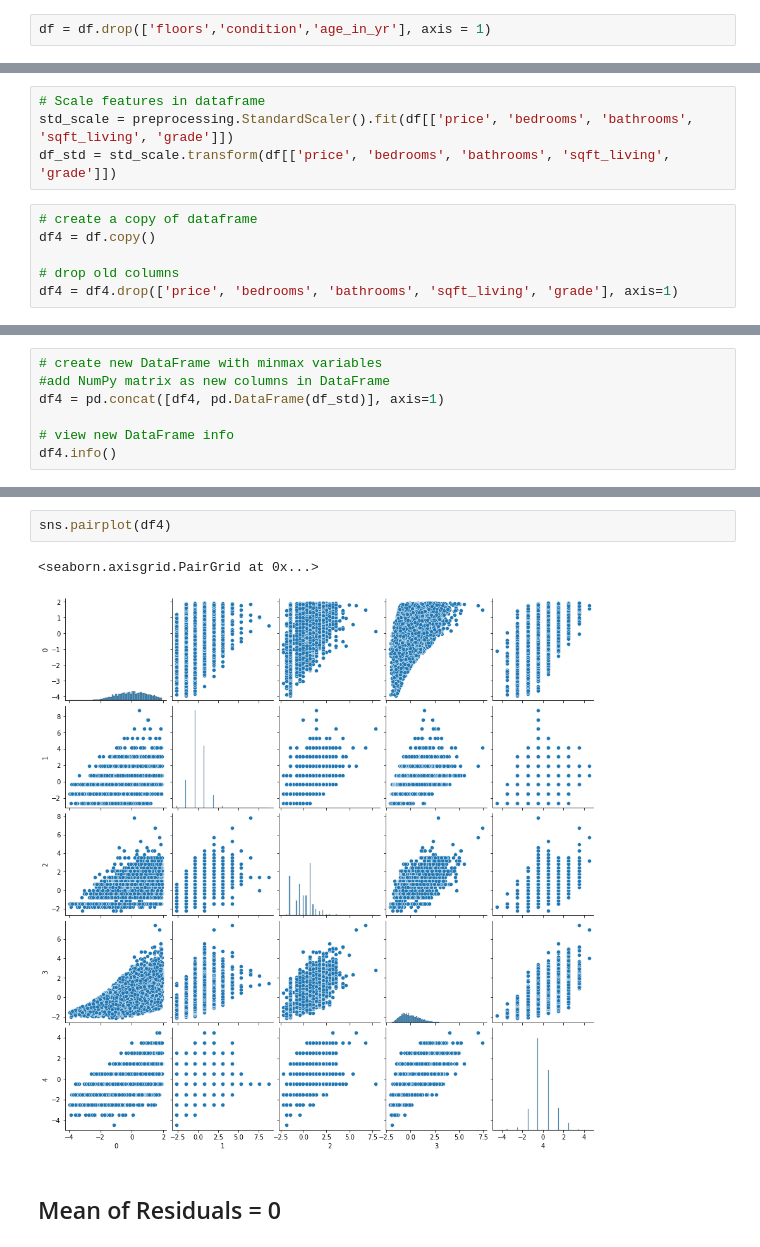
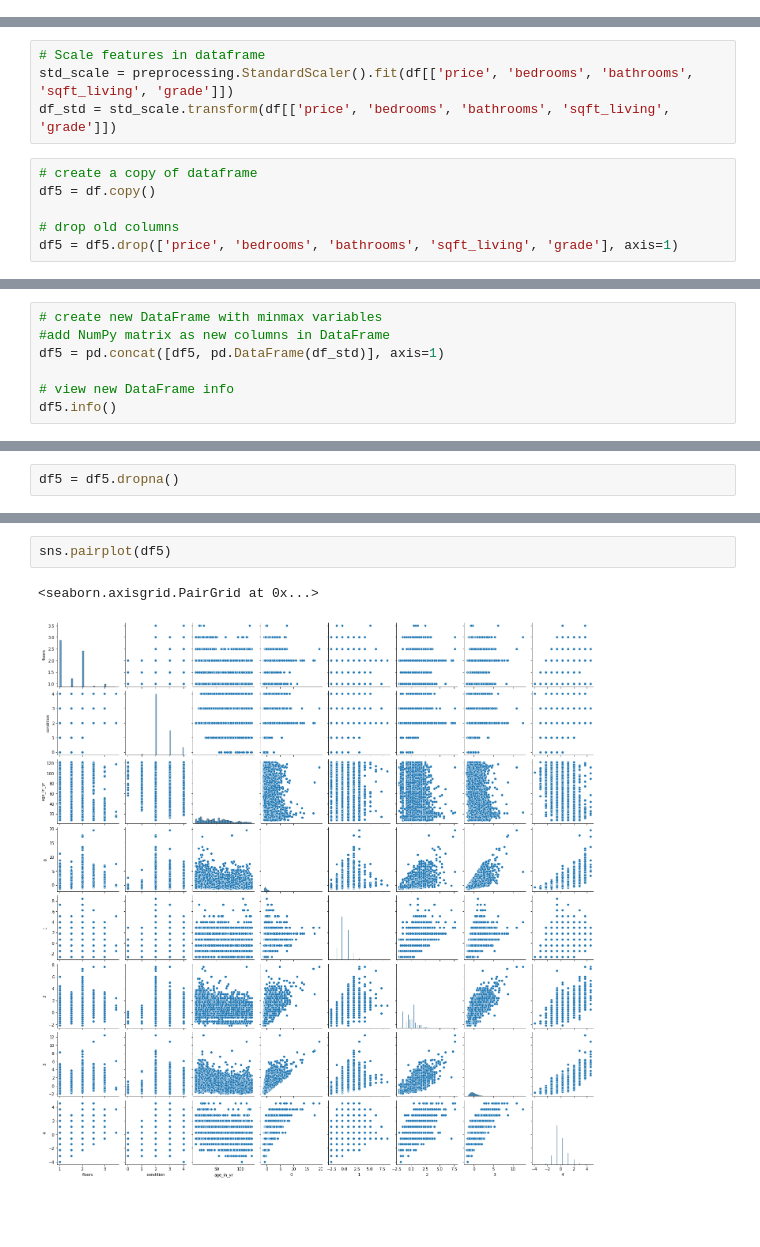
Before and after one commit to emilykmarsh/Henbart-LLC-House-Features-Statistical-Analysis, a Jupyter notebook: student.ipynb, the cells around one changed output, grey strips where cells are left out. Cells and saved outputs as stored; diff of their text form; blank space fills up the shorter version.

```diff
--- a/student.ipynb
+++ b/student.ipynb
@@ -880,3 +886 @@ Notes:
 strong multicollinearity or other numerical problems.
-# %%
-df = df.drop(['floors','condition','age_in_yr'], axis = 1)
@@ -1054,10 +1040,10 @@ std_scale = preprocessing.StandardScaler().fit(df[['price', 'bedrooms', 'bathroo
 df_std = std_scale.transform(df[['price', 'bedrooms', 'bathrooms', 'sqft_living', 'grade']])
 # %%
 # create a copy of dataframe
-df4 = df.copy()
+df5 = df.copy()
 
 # drop old columns
-df4 = df4.drop(['price', 'bedrooms', 'bathrooms', 'sqft_living', 'grade'], axis=1)
+df5 = df5.drop(['price', 'bedrooms', 'bathrooms', 'sqft_living', 'grade'], axis=1)
 # %%
 df_std
 # %% [output]
@@ -1075,9 +1061,9 @@ df_std.shape
 # %%
 # create new DataFrame with minmax variables
 #add NumPy matrix as new columns in DataFrame
-df4 = pd.concat([df4, pd.DataFrame(df_std)], axis=1)
+df5 = pd.concat([df5, pd.DataFrame(df_std)], axis=1)
 
 # view new DataFrame info
-df4.info()
+df5.info()
 # %% [output]
 <class 'pandas.core.frame.DataFrame'>
@@ -1097,2 +1084,4 @@ df4 = df4.dropna()
+# %%
+df5 = df5.dropna()
 # %%
 # create predictors
@@ -1130,9 +1122,7 @@ OLS Regression Results
 Notes:
 [1] Standard Errors assume that the covariance matrix of the errors is correctly specified.
 # %%
-sns.pairplot(df4)
+sns.pairplot(df5)
 # %% [output]
 <seaborn.axisgrid.PairGrid at 0x...>
-[figure, old version]
+[figure, new version]
-# %% [markdown]
-## Mean of Residuals = 0
```
Also changed, not shown: parts of 58 cells of this notebook.
